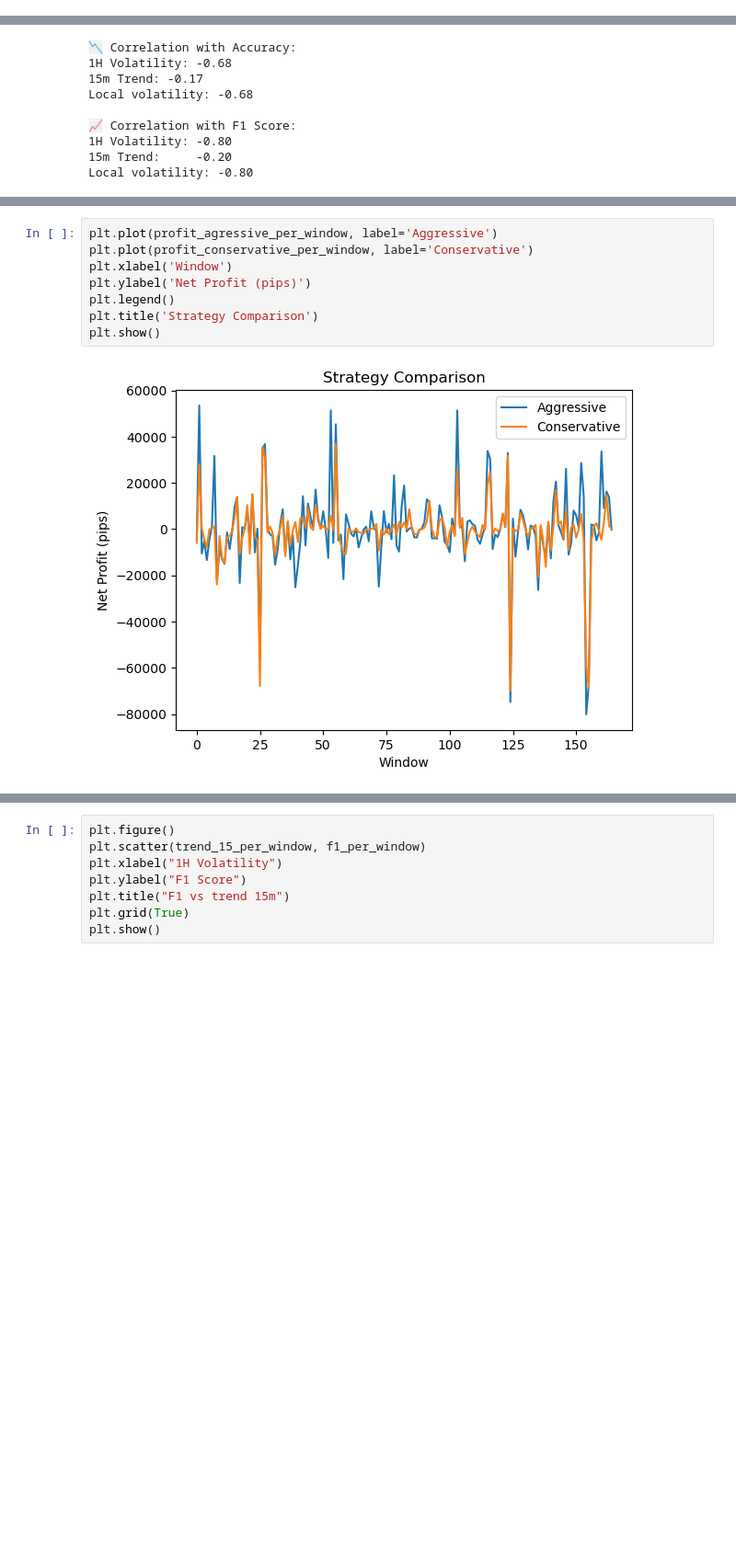
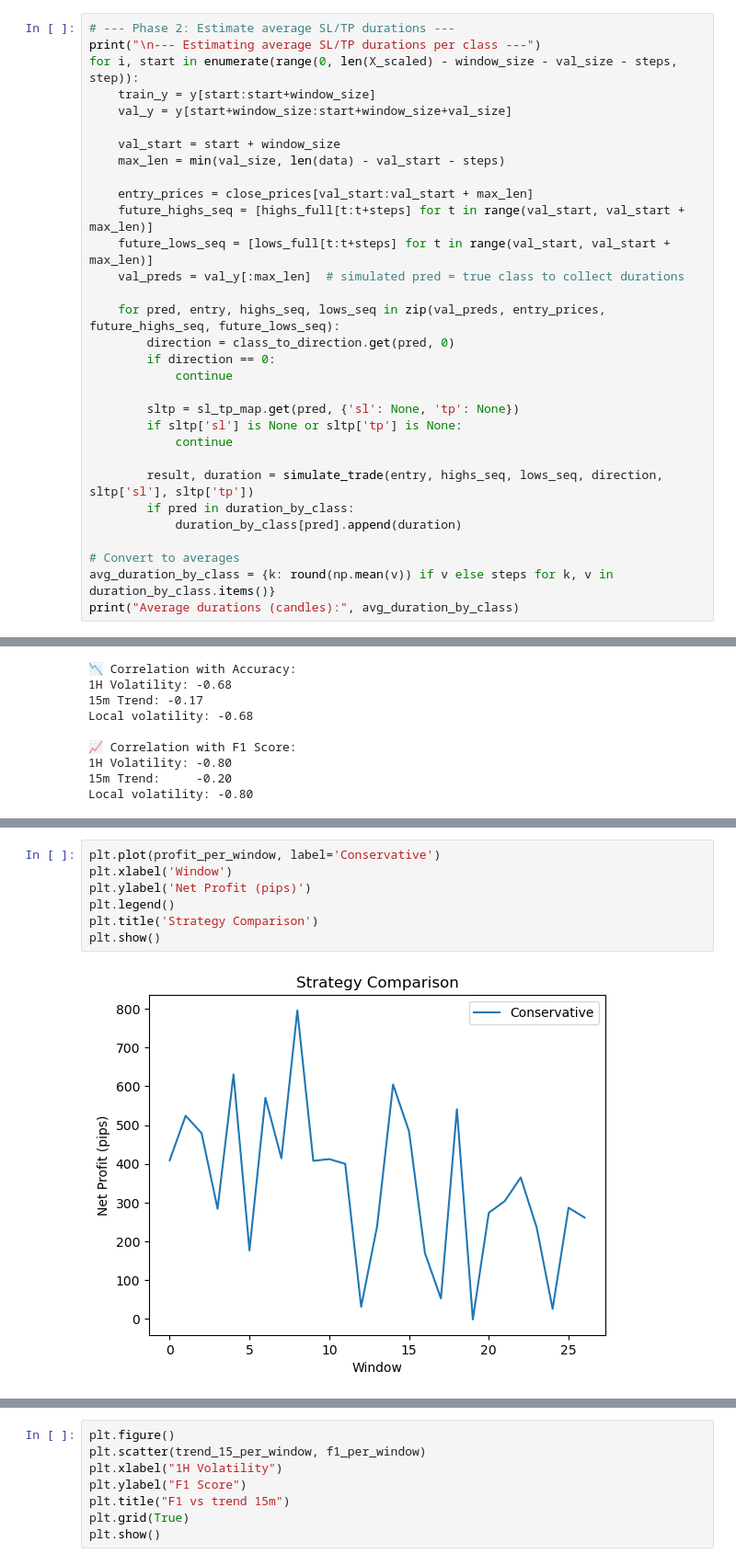
Before and after one commit to MartimMG/QuantTrade, a Jupyter notebook: neural_net.ipynb, the cells around one changed output, grey strips where cells are left out. Shown at 92% size. Saved outputs shown, nothing was run; the diff lists cells and outputs as text; blank space fills up the shorter version.

```diff
--- a/neural_net.ipynb
+++ b/neural_net.ipynb
@@ -257,0 +214,31 @@ Window 164: F1 = 0.594, Acc = 0.594, Profit (agg) = -246.8 pips, Profit (cons) =
+# %%
+# --- Phase 2: Estimate average SL/TP durations ---
+print("\n--- Estimating average SL/TP durations per class ---")
+for i, start in enumerate(range(0, len(X_scaled) - window_size - val_size - steps, step)):
+    train_y = y[start:start+window_size]
+    val_y = y[start+window_size:start+window_size+val_size]
+
+    val_start = start + window_size
+    max_len = min(val_size, len(data) - val_start - steps)
+
+    entry_prices = close_prices[val_start:val_start + max_len]
+    future_highs_seq = [highs_full[t:t+steps] for t in range(val_start, val_start + max_len)]
+    future_lows_seq = [lows_full[t:t+steps] for t in range(val_start, val_start + max_len)]
+    val_preds = val_y[:max_len]  # simulated pred = true class to collect durations
+
+    for pred, entry, highs_seq, lows_seq in zip(val_preds, entry_prices, future_highs_seq, future_lows_seq):
+        direction = class_to_direction.get(pred, 0)
+        if direction == 0:
+            continue
+
+        sltp = sl_tp_map.get(pred, {'sl': None, 'tp': None})
+        if sltp['sl'] is None or sltp['tp'] is None:
+            continue
+
+        result, duration = simulate_trade(entry, highs_seq, lows_seq, direction, sltp['sl'], sltp['tp'])
+        if pred in duration_by_class:
+            duration_by_class[pred].append(duration)
+
+# Convert to averages
+avg_duration_by_class = {k: round(np.mean(v)) if v else steps for k, v in duration_by_class.items()}
+print("Average durations (candles):", avg_duration_by_class)
@@ -291,13 +374,12 @@ plt.legend()
 # %%
-plt.plot(profit_agressive_per_window, label='Aggressive')
-plt.plot(profit_conservative_per_window, label='Conservative')
+plt.plot(profit_per_window, label='Conservative')
 plt.xlabel('Window')
 plt.ylabel('Net Profit (pips)')
 plt.legend()
 plt.title('Strategy Comparison')
 plt.show()
 # %% [output]
-[figure, old version]
+[figure, new version]
 # %%
 plt.figure()
 plt.scatter(vol_1h_per_window, f1_per_window)
```
Also changed, not shown: parts of 9 cells of this notebook, 3 other files.
